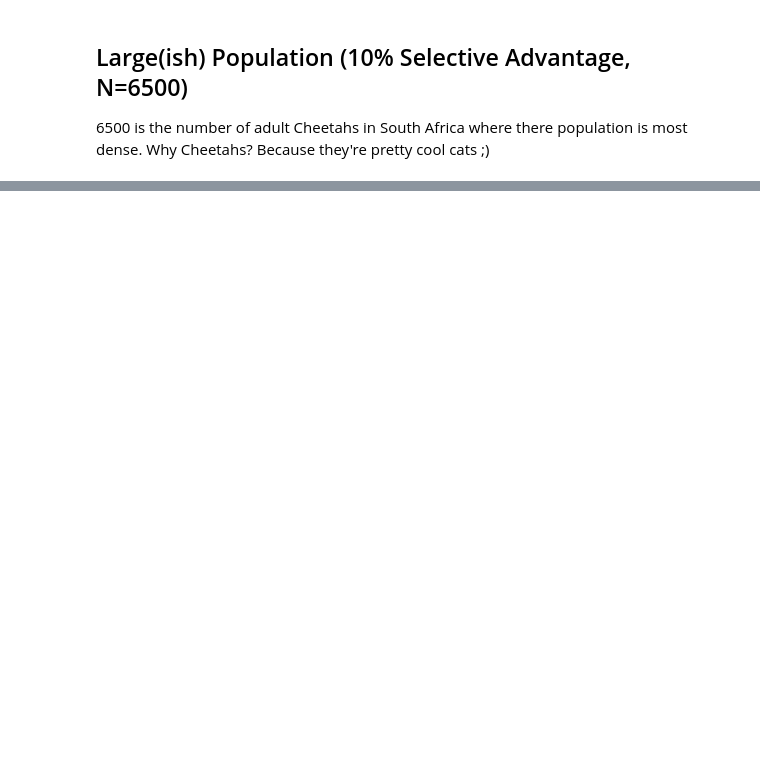
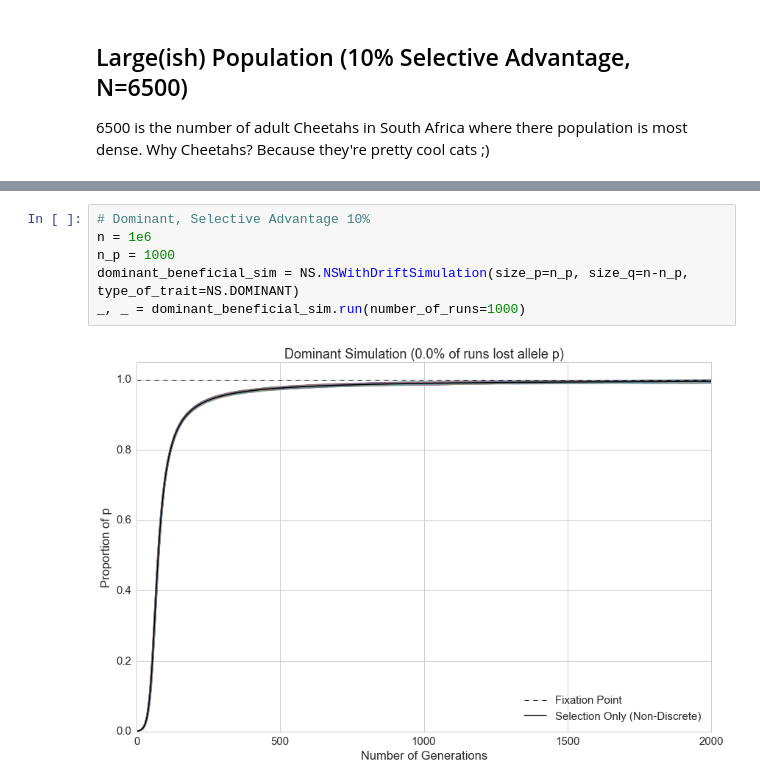
Before and after one commit to arose13/YorkU-PopulationGenetics, a Jupyter notebook: for_fun/Beneficial Allele Fixation.ipynb, the cells around one changed output, grey strips where cells are left out. Drawn from its saved outputs; the diff is of its cells as text; blank space fills up the shorter version.

```diff
--- a/for_fun/Beneficial Allele Fixation.ipynb
+++ b/for_fun/Beneficial Allele Fixation.ipynb
@@ -90,0 +103,8 @@ Starting from those conditions all none of the simulations resulted in lose of t
+# %%
+# Dominant, Selective Advantage 10%
+n = 1e6
+n_p = 1000
+dominant_beneficial_sim = NS.NSWithDriftSimulation(size_p=n_p, size_q=n-n_p, type_of_trait=NS.DOMINANT)
+_, _ = dominant_beneficial_sim.run(number_of_runs=1000)
+# %% [output]
+[figure, added]
```
Also changed, not shown: parts of 11 cells of this notebook, 1 other file.
